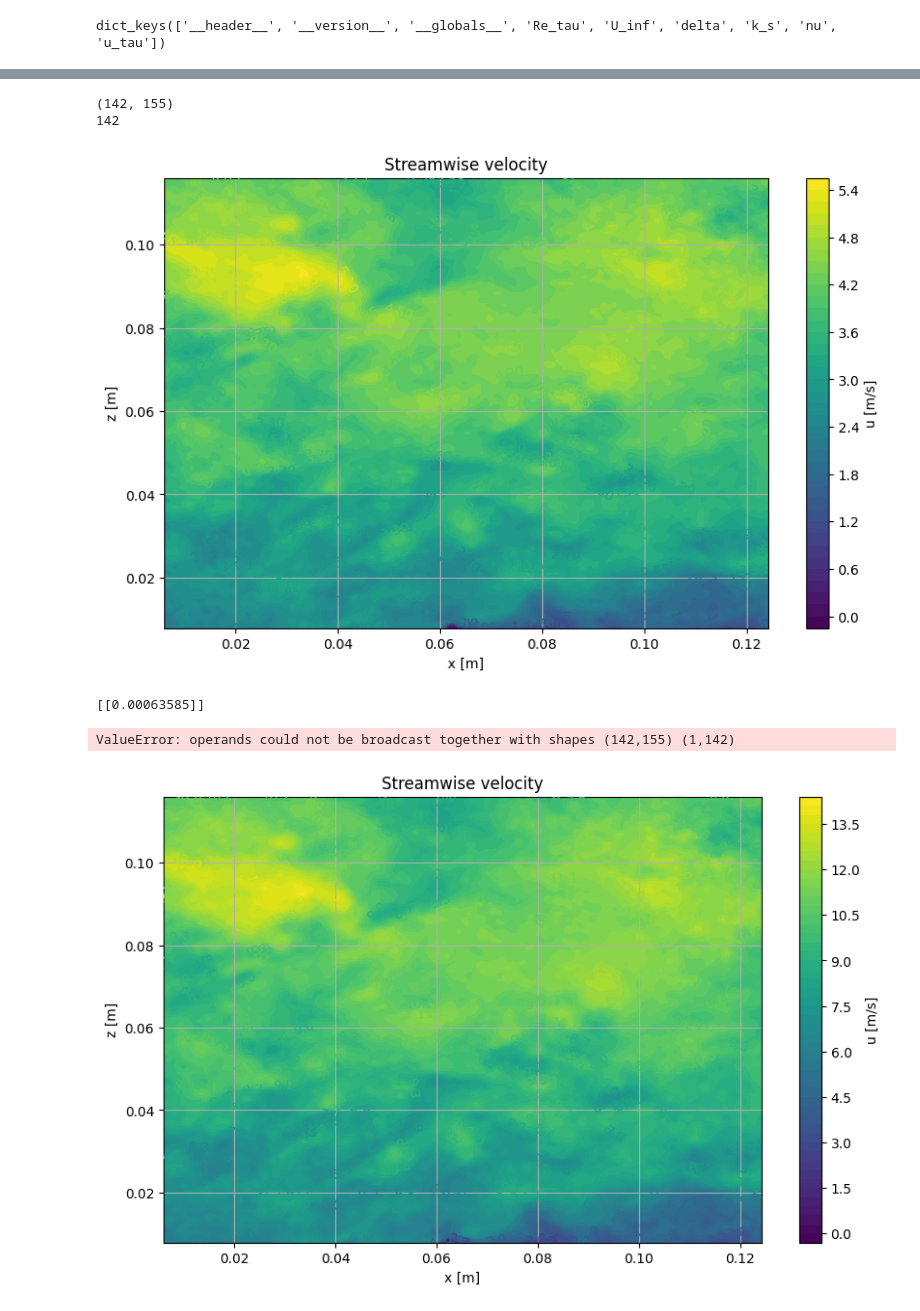
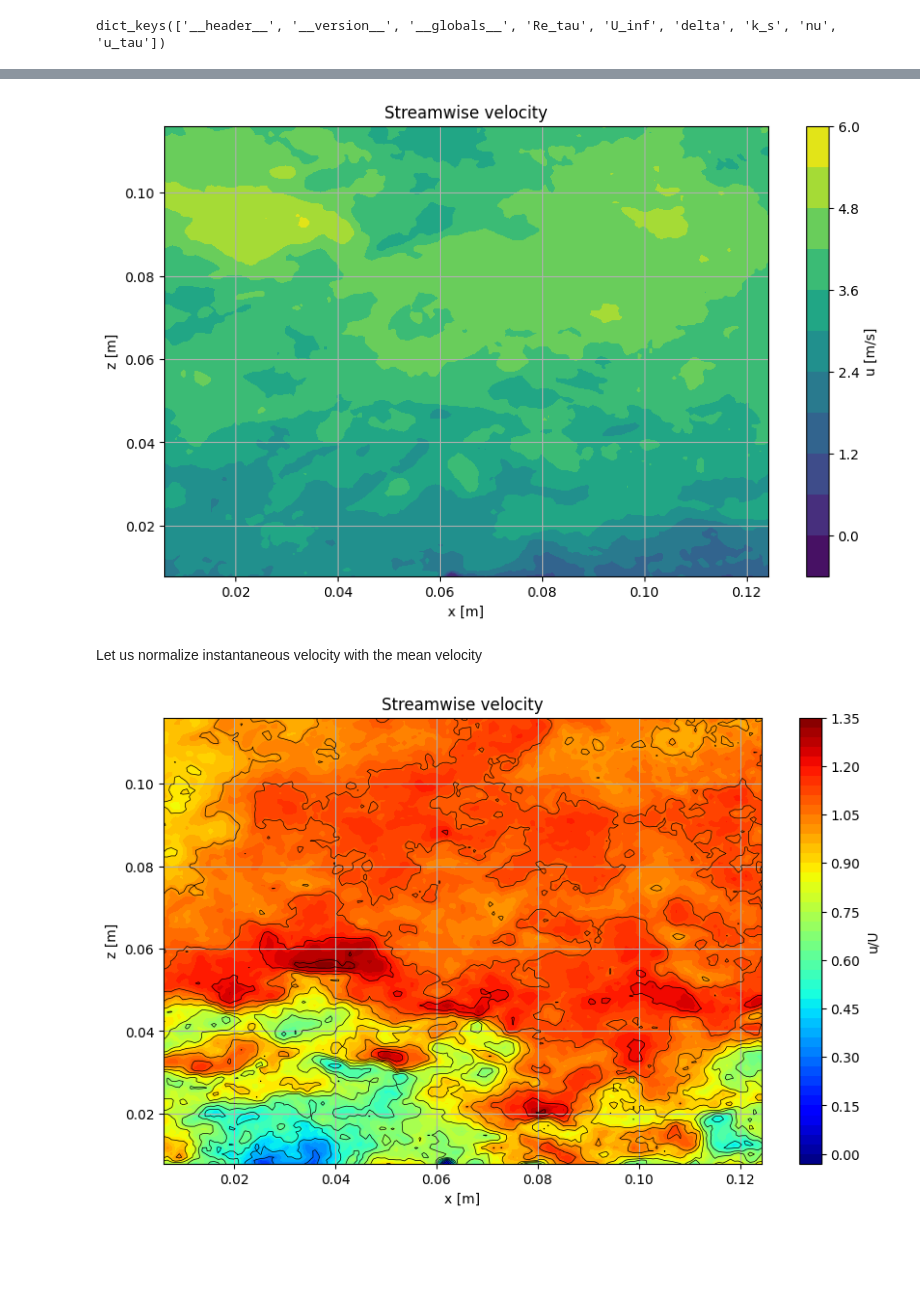
Before and after one commit to Roozbeh96/Transformers-in-TBL-velocity-field-generation, a Jupyter notebook: Main.ipynb, the cells around one changed output, grey strips where cells are left out. Cells and saved outputs as stored; diff of their text form; code cells hidden in the pictures; blank space fills up the shorter version.

```diff
--- a/Main.ipynb
+++ b/Main.ipynb
@@ -64,11 +64,15 @@ u_tauPIVMWT7 = scaling_paramPIVMWT7['u_tau']
 nuPIVMWT7 = scaling_paramPIVMWT7['nu']
 ksPIVMWT7 = scaling_paramPIVMWT7['k_s']
 deltaPIVMWT7 = scaling_paramPIVMWT7['delta']
+kappa = 0.39
+AFR = 8.5
+z0PIVMWT7 = ksPIVMWT7*np.exp(-kappa*AFR)
 
 # u_tauPIVMWT10 = scaling_paramPIVMWT10['u_tau']
 # nuPIVMWT10 = scaling_paramPIVMWT10['nu']
 # ksPIVMWT10 = scaling_paramPIVMWT10['k_s']
 # deltaPIVMWT10 = scaling_paramPIVMWT10['delta']
+# z0PIVMWT10 = ksPIVMWT10*np.exp(-kappa*AFR)
 # %%
 uPIVMWT7A = PIVMWT7A['u'][:]
 wPIVMWT7A = PIVMWT7A['w'][:]
@@ -94,12 +98,10 @@ zPIVMWT7B = PIVMWT7B['z'][:]
 https://www.cambridge.org/core/journals/journal-of-fluid-mechanics/article/stochastic-modelling-of-the-instantaneous-velocity-profile-in-roughwall-turbulent-boundary-layers/492F3CD03C8C3E7ED306E9117B848B5E
 # %%
 X, Z = np.meshgrid(xPIVMWT7A, zPIVMWT7A)
-print(uPIVMWT7A[10,:,:].T.shape)
-print(zPIVMWT7A.shape[1])
 
 plt.figure(figsize=(10,6))
-contour = plt.contourf(X, Z, uPIVMWT7A[12,:,:].T, levels=50, cmap='viridis')
-plt.clabel(contour, inline=False, fontsize=10)
+contour = plt.contourf(X, Z, uPIVMWT7A[12,:,:].T, levels=10, cmap='viridis')
+# plt.clabel(contour, inline=False, fontsize=10)
 plt.colorbar(contour, label="u [m/s]")
 plt.title("Streamwise velocity")
 plt.xlabel("x [m]")
@@ -107,27 +109,21 @@ plt.ylabel("z [m]")
 plt.grid(True)
 plt.show()
 # %% [output]
-(142, 155)
-142
-[figure, old version]
+[figure, new version]
-# %%
-kappa = 0.39
-AFR = 8.5
-z0PIVMWT7 = ksPIVMWT7*np.e**(-kappa*AFR)
-print(z0PIVMWT7)
-uPIVMWT7A[12,:,:].T/(u_tauPIVMWT7*np.log(zPIVMWT7A/z0PIVMWT7))
-# %% [output]
-[[0.00063585]]
-ValueError: operands could not be broadcast together with shapes (142,155) (1,142)
+# %% [markdown]
+Let us normalize instantaneous velocity with the mean velocity
 # %%
 plt.figure(figsize=(10,6))
-contour = plt.contourf(X, Z, uPIVMWT7A[12,:,:].T/(u_tauPIVMWT7), levels=50, cmap='viridis')
-plt.clabel(contour, inline=False, fontsize=10)
-plt.colorbar(contour, label="u [m/s]")
+plt.contour(X, Z,  uPIVMWT7A[20,:,:].T*kappa/(u_tauPIVMWT7*np.log(zPIVMWT7A.T/z0PIVMWT7)),
+            levels=15, linewidths=0.5, colors='k')
+contour = plt.contourf(X, Z, uPIVMWT7A[20,:,:].T*kappa/(u_tauPIVMWT7*np.log(zPIVMWT7A.T/z0PIVMWT7)),
+                       levels=50, cmap='jet')
+# plt.clabel(contour, inline=False, fontsize=10, colors = 'k')
+plt.colorbar(contour, label="u/U")
 plt.title("Streamwise velocity")
 plt.xlabel("x [m]")
 plt.ylabel("z [m]")
 plt.grid(True)
 plt.show()
 # %% [output]
-[figure, old version]
+[figure, new version]
```
Also changed, not shown: parts of 2 cells of this notebook.
